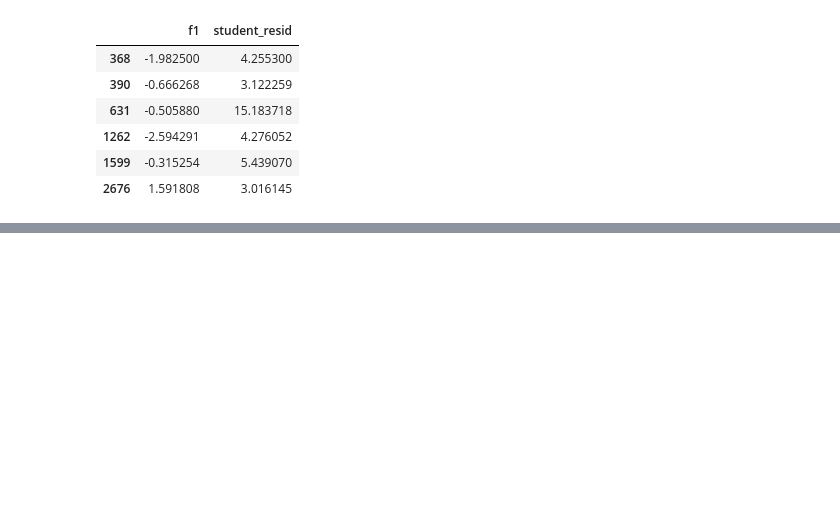
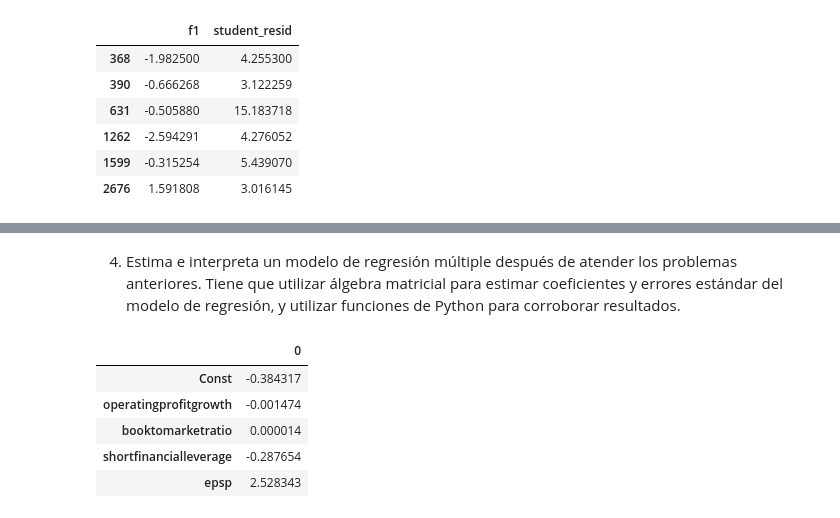
Before and after one commit to AlexReusC/Modulo-5-IAA, a Jupyter notebook: portafolio.ipynb, the cells around one changed output, grey strips where cells are left out. Drawn from its saved outputs; the diff is of its cells as text; code cells hidden in the pictures; blank space fills up the shorter version.

```diff
--- a/portafolio.ipynb
+++ b/portafolio.ipynb
@@ -132,5 +133,9 @@ Correlación: Es la covarianza de dos variables normalizada (en una medida de [-
 $$\small{\rho(X, Y) = \frac{COV(X, Y)}{SD(X)SD(Y)}} $$
 # %% [markdown]
 1.2 Corre pruebas estadísticas para detectar outliers y leverage points. Tiene que utilizar álgebra matricial para las pruebas y explicar claramente cómo funcionan las pruebas. Puede utilizar funciones de Python para corroborar resultados.
+# %%
+variables = pd.DataFrame(data=df[independent_variables])
+variables.replace(np.nan, 0, inplace=True)
+ones_vector = np.ones((variables.count()["operatingprofitgrowth"], 1))
 # %%
 #Linear algebra version leverages
@@ -220,0 +250,21 @@ std_residuals_inbuilt[std_residuals_inbuilt["student_resid"] > threshold_std_res
+# %% [markdown]
+4. Estima e interpreta un modelo de regresión múltiple después de atender los problemas anteriores. Tiene que utilizar álgebra matricial para estimar coeficientes y errores estándar del modelo de regresión, y utilizar funciones de Python para corroborar resultados.
+# %%
+variables = pd.DataFrame(data=df[independent_variables])
+variables.replace(np.nan, 0, inplace=True)
+x = np.matrix(variables)
+x = np.c_[ones_vector, x]
+y = np.matrix(df[dependent_variables])
+bs = np.linalg.inv(x.T * x) * x.T * y
+bs = pd.DataFrame(bs)
+variables = ["Const"] + independent_variables
+variables
+bs.index = variables
+bs
+# %% [output]
+|  | 0 |
+| Const | -0.384317 |
+| operatingprofitgrowth | -0.001474 |
+| booktomarketratio | 0.000014 |
+| shortfinancialleverage | -0.287654 |
+| epsp | 2.528343 |
```
Also changed, not shown: parts of 10 cells of this notebook.
